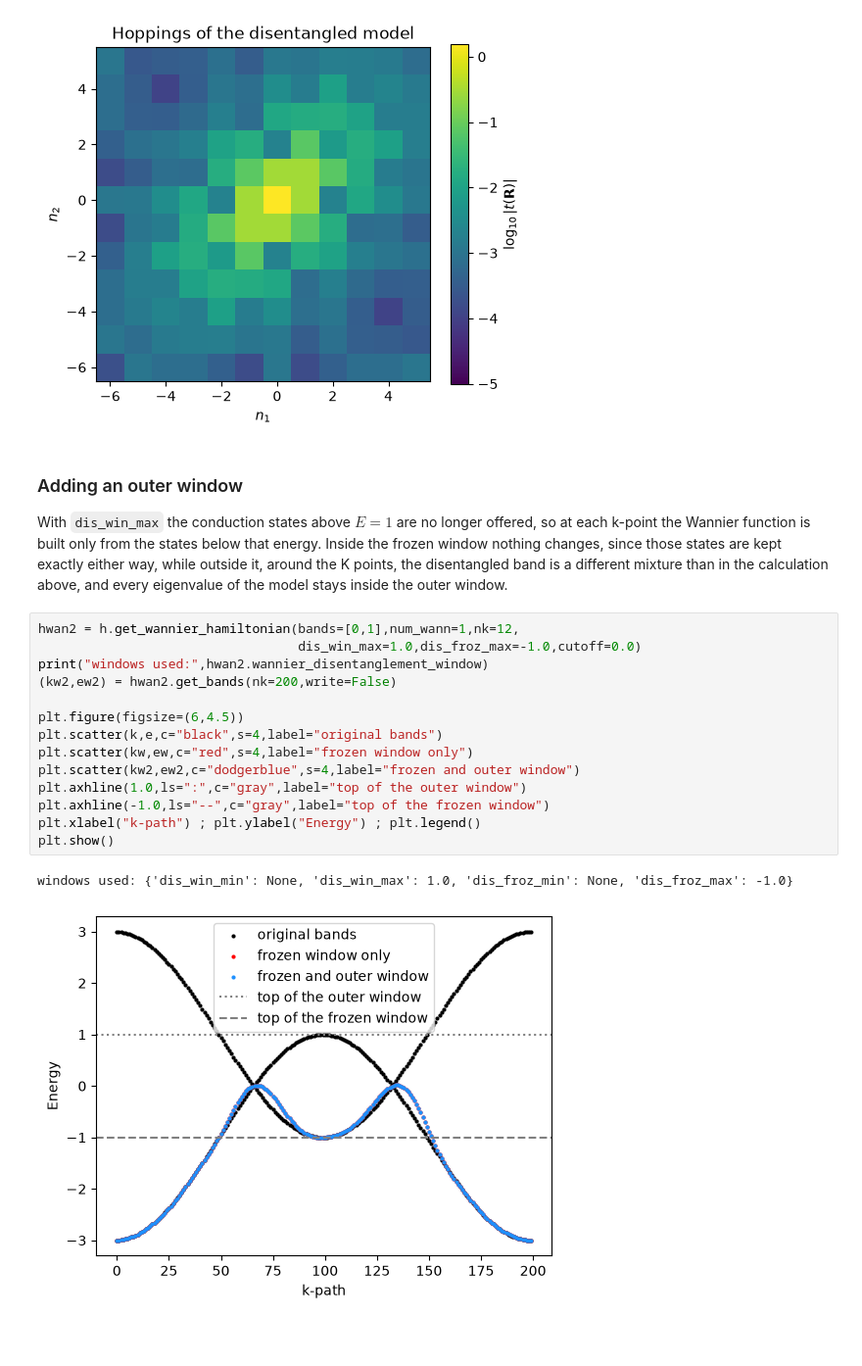
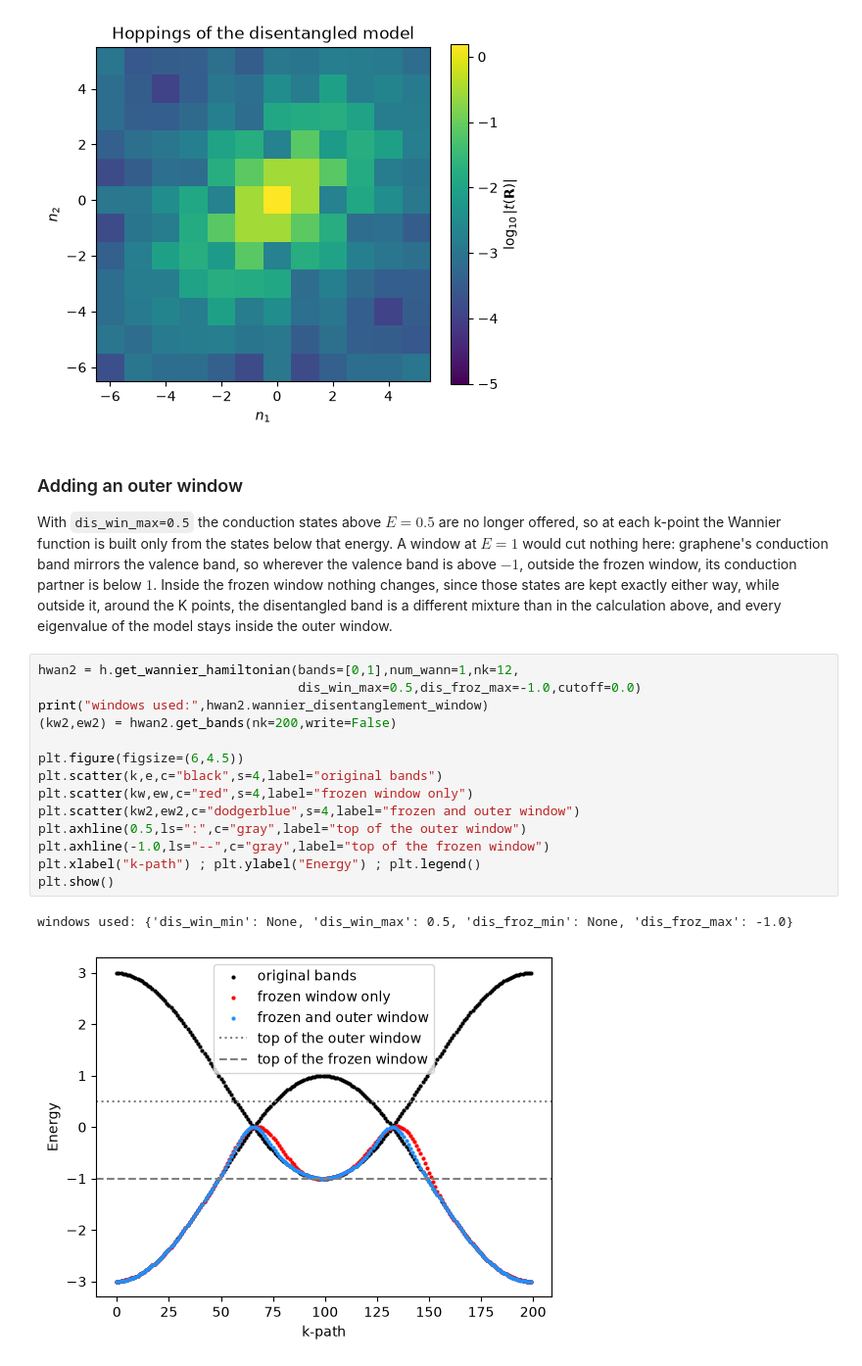
Before and after one commit to joselado/pyqula, a Jupyter notebook: jupyter-notebooks/functionalities/wannierization/05_band_disentanglement.ipynb, the cells around one changed output. Shown at 98% size. Drawn from its saved outputs; the diff is of its cells as text; blank space fills up the shorter version.

```diff
--- a/jupyter-notebooks/functionalities/wannierization/05_band_disentanglement.ipynb
+++ b/jupyter-notebooks/functionalities/wannierization/05_band_disentanglement.ipynb
@@ -99,25 +99,27 @@ plt.show()
 [figure]
 # %% [markdown]
 ### Adding an outer window
-With `dis_win_max` the conduction states above $E=1$ are no longer offered, so at each k-point
-the Wannier function is built only from the states below that energy. Inside the frozen window
+With `dis_win_max=0.5` the conduction states above $E=0.5$ are no longer offered, so at each
+k-point the Wannier function is built only from the states below that energy. A window at $E=1$
+would cut nothing here: graphene's conduction band mirrors the valence band, so wherever the
+valence band is above $-1$, outside the frozen window, its conduction partner is below $1$. Inside the frozen window
 nothing changes, since those states are kept exactly either way, while outside it, around the
 K points, the disentangled band is a different mixture than in the calculation above, and every
 eigenvalue of the model stays inside the outer window.
 # %%
 hwan2 = h.get_wannier_hamiltonian(bands=[0,1],num_wann=1,nk=12,
-                                  dis_win_max=1.0,dis_froz_max=-1.0,cutoff=0.0)
+                                  dis_win_max=0.5,dis_froz_max=-1.0,cutoff=0.0)
 print("windows used:",hwan2.wannier_disentanglement_window)
 (kw2,ew2) = hwan2.get_bands(nk=200,write=False)
 
 plt.figure(figsize=(6,4.5))
 plt.scatter(k,e,c="black",s=4,label="original bands")
 plt.scatter(kw,ew,c="red",s=4,label="frozen window only")
 plt.scatter(kw2,ew2,c="dodgerblue",s=4,label="frozen and outer window")
-plt.axhline(1.0,ls=":",c="gray",label="top of the outer window")
+plt.axhline(0.5,ls=":",c="gray",label="top of the outer window")
 plt.axhline(-1.0,ls="--",c="gray",label="top of the frozen window")
 plt.xlabel("k-path") ; plt.ylabel("Energy") ; plt.legend()
 plt.show()
 # %% [output]
-windows used: {'dis_win_min': None, 'dis_win_max': 1.0, 'dis_froz_min': None, 'dis_froz_max': -1.0}
+windows used: {'dis_win_min': None, 'dis_win_max': 0.5, 'dis_froz_min': None, 'dis_froz_max': -1.0}
-[figure, old version]
+[figure, new version]
```
Also changed, not shown: 3 other files.
